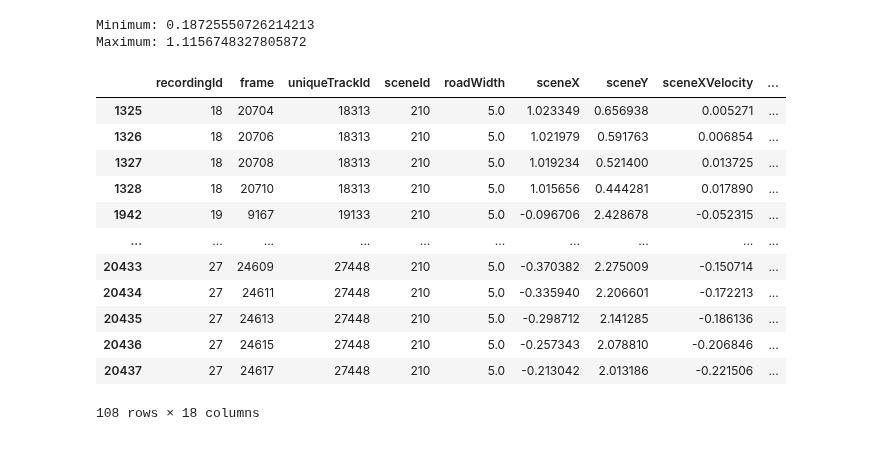
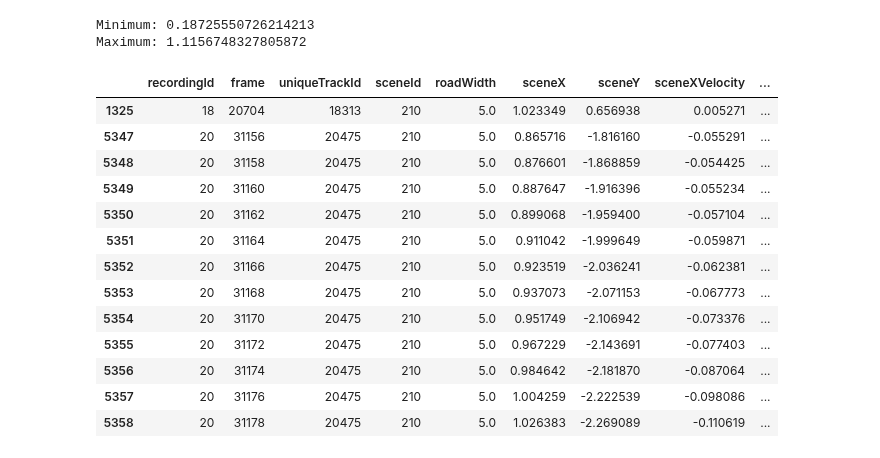
Before and after one commit to BUET-AV/behavior-hypotheses, a Jupyter notebook: src/notebooks/Behavior_Hypo_heatmap.ipynb, the cells around one changed output. Cells and saved outputs as stored; diff of their text form; code cells hidden in the pictures.

```diff
--- a/src/notebooks/Behavior_Hypo_heatmap.ipynb
+++ b/src/notebooks/Behavior_Hypo_heatmap.ipynb
@@ -130,0 +126,32 @@ cleanPedDf_copy.head(10)
+# %%
+cleanPedDf_copy = cleanPedDf.copy()
+cleanPedDf_copy.head(10)
+print(len(cleanPedDf_copy), len(cleanPedDf))
+
+NO_OF_CATEGORY = 3
+
+def assign_category(value_column, num_categories):
+    min_value = value_column.min()
+    max_value = value_column.max()
+    value_range = max_value - min_value
+    category_range = value_range / num_categories
+
+    def categorize(speed):
+        category = int((speed - min_value) / category_range)
+        return min(category, num_categories - 1)
+
+    categories = value_column.apply(categorize)
+    return categories
+
+# Example usage:
+min_value = cleanPedDf_copy["speed"].min()
+max_value = cleanPedDf_copy["speed"].max()
+value_range = max_value - min_value
+category_range = value_range / NO_OF_CATEGORY
+print(f"Range in one bucket: {category_range}")
+
+# Assuming cleanPedDf_copy is your DataFrame
+cleanPedDf_copy["Bucket"] = assign_category(cleanPedDf_copy["speed"], NO_OF_CATEGORY)
+print("Buckets:", cleanPedDf_copy["Bucket"].min(), cleanPedDf_copy["Bucket"].max())
+
+cleanPedDf_copy.head(10)
@@ -142,23 +183,24 @@ Minimum: 0.18725550726214213
 Maximum: 1.1156748327805872
 # %%
 # Boolean indexing to filter rows
-selected_rows = cleanPedDf_copy[cleanPedDf_copy["speed"] < 0.4]
+selected_rows = cleanPedDf_copy[cleanPedDf_copy["speed"] < category_range]
 
 # Print the selected rows
 selected_rows
 # %% [output]
 |  | recordingId | frame | uniqueTrackId | sceneId | roadWidth | sceneX | sceneY | sceneXVelocity | ... |
 | 1325 | 18 | 20704 | 18313 | 210 | 5.0 | 1.023349 | 0.656938 | 0.005271 | ... |
-| 1326 | 18 | 20706 | 18313 | 210 | 5.0 | 1.021979 | 0.591763 | 0.006854 | ... |
-| 1327 | 18 | 20708 | 18313 | 210 | 5.0 | 1.019234 | 0.521400 | 0.013725 | ... |
-| 1328 | 18 | 20710 | 18313 | 210 | 5.0 | 1.015656 | 0.444281 | 0.017890 | ... |
-| 1942 | 19 | 9167 | 19133 | 210 | 5.0 | -0.096706 | 2.428678 | -0.052315 | ... |
-| ... | ... | ... | ... | ... | ... | ... | ... | ... | ... |
-| 20433 | 27 | 24609 | 27448 | 210 | 5.0 | -0.370382 | 2.275009 | -0.150714 | ... |
-| 20434 | 27 | 24611 | 27448 | 210 | 5.0 | -0.335940 | 2.206601 | -0.172213 | ... |
-| 20435 | 27 | 24613 | 27448 | 210 | 5.0 | -0.298712 | 2.141285 | -0.186136 | ... |
-| 20436 | 27 | 24615 | 27448 | 210 | 5.0 | -0.257343 | 2.078810 | -0.206846 | ... |
-| 20437 | 27 | 24617 | 27448 | 210 | 5.0 | -0.213042 | 2.013186 | -0.221506 | ... |
+| 5347 | 20 | 31156 | 20475 | 210 | 5.0 | 0.865716 | -1.816160 | -0.055291 | ... |
+| 5348 | 20 | 31158 | 20475 | 210 | 5.0 | 0.876601 | -1.868859 | -0.054425 | ... |
+| 5349 | 20 | 31160 | 20475 | 210 | 5.0 | 0.887647 | -1.916396 | -0.055234 | ... |
+| 5350 | 20 | 31162 | 20475 | 210 | 5.0 | 0.899068 | -1.959400 | -0.057104 | ... |
+| 5351 | 20 | 31164 | 20475 | 210 | 5.0 | 0.911042 | -1.999649 | -0.059871 | ... |
+| 5352 | 20 | 31166 | 20475 | 210 | 5.0 | 0.923519 | -2.036241 | -0.062381 | ... |
+| 5353 | 20 | 31168 | 20475 | 210 | 5.0 | 0.937073 | -2.071153 | -0.067773 | ... |
+| 5354 | 20 | 31170 | 20475 | 210 | 5.0 | 0.951749 | -2.106942 | -0.073376 | ... |
+| 5355 | 20 | 31172 | 20475 | 210 | 5.0 | 0.967229 | -2.143691 | -0.077403 | ... |
+| 5356 | 20 | 31174 | 20475 | 210 | 5.0 | 0.984642 | -2.181870 | -0.087064 | ... |
+| 5357 | 20 | 31176 | 20475 | 210 | 5.0 | 1.004259 | -2.222539 | -0.098086 | ... |
+| 5358 | 20 | 31178 | 20475 | 210 | 5.0 | 1.026383 | -2.269089 | -0.110619 | ... |
-108 rows × 18 columns
 # %%
 # Find the minimum and maximum values
```
Also changed, not shown: parts of 16 cells of this notebook.
